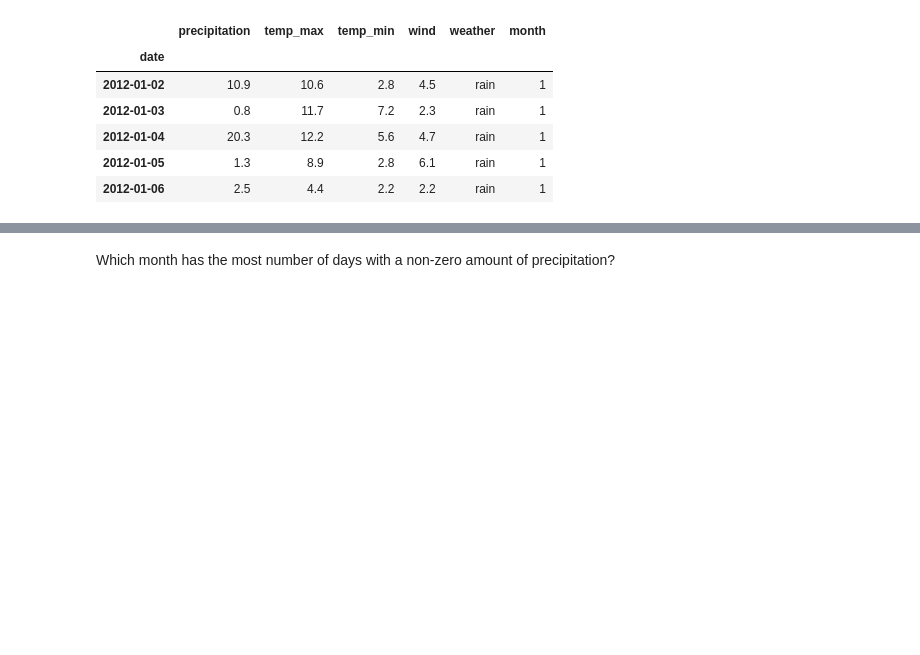
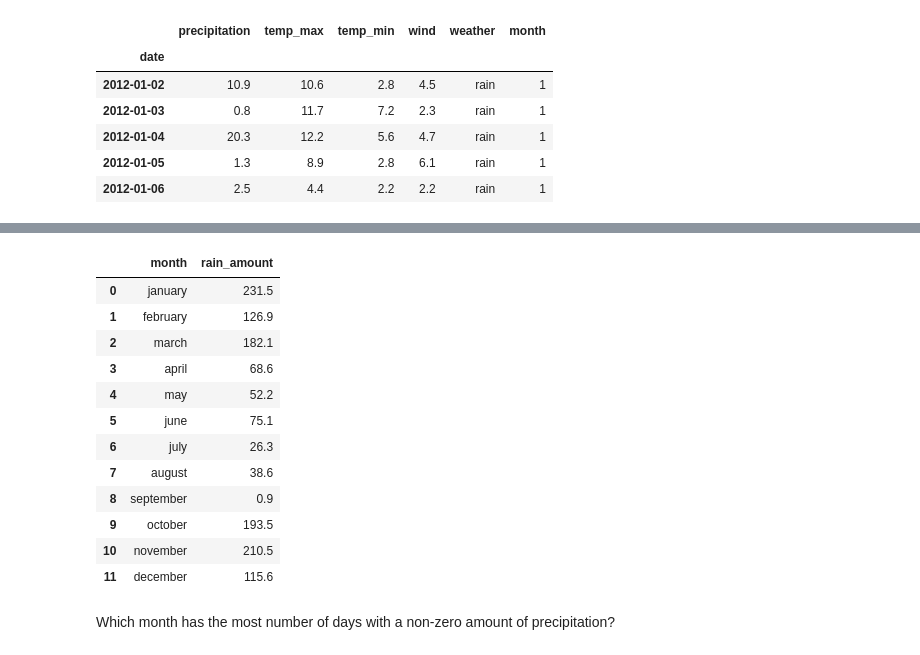
Before and after one commit to Bartholomew-Taylor/time-series-exercises, a Jupyter notebook: working_with_time_data_exercises.ipynb, the cells around one changed output, grey strips where cells are left out. Cells and saved outputs as stored; diff of their text form; code cells hidden in the pictures; blank space fills up the shorter version.

```diff
--- a/working_with_time_data_exercises.ipynb
+++ b/working_with_time_data_exercises.ipynb
@@ -275,0 +285,6 @@ dtype: object
+# %%
+rain = []
+
+for i in range (1, 13):
+    amount = precip_df[precip_df['month'] == i]['precipitation'].sum()
+    rain.append(amount)
@@ -276,3 +306,24 @@ dtype: object
+# %%
+months = ['january', 'february', 'march', 'april', 'may', 'june', 'july',
+          'august', 'september', 'october', 'november', 'december']
+
+rain_freq = pd.DataFrame({'month': months, 'rain_amount': rain})
+# %%
+rain_freq
+# %% [output]
+|  | month | rain_amount |
+| 0 | january | 231.5 |
+| 1 | february | 126.9 |
+| 2 | march | 182.1 |
+| 3 | april | 68.6 |
+| 4 | may | 52.2 |
+| 5 | june | 75.1 |
+| 6 | july | 26.3 |
+| 7 | august | 38.6 |
+| 8 | september | 0.9 |
+| 9 | october | 193.5 |
+| 10 | november | 210.5 |
+| 11 | december | 115.6 |
 # %% [markdown]
 Which month has the most number of days with a non-zero amount of precipitation?
 # %% [markdown]
```
Also changed, not shown: parts of 25 cells of this notebook, 5 other files.
